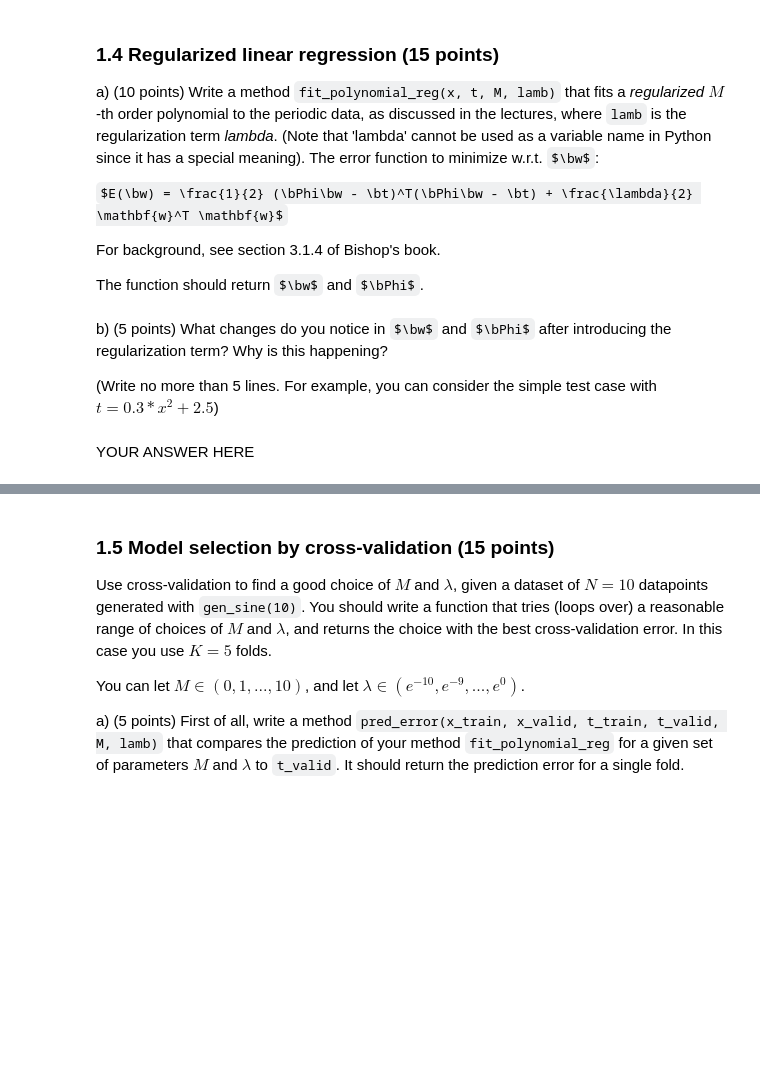
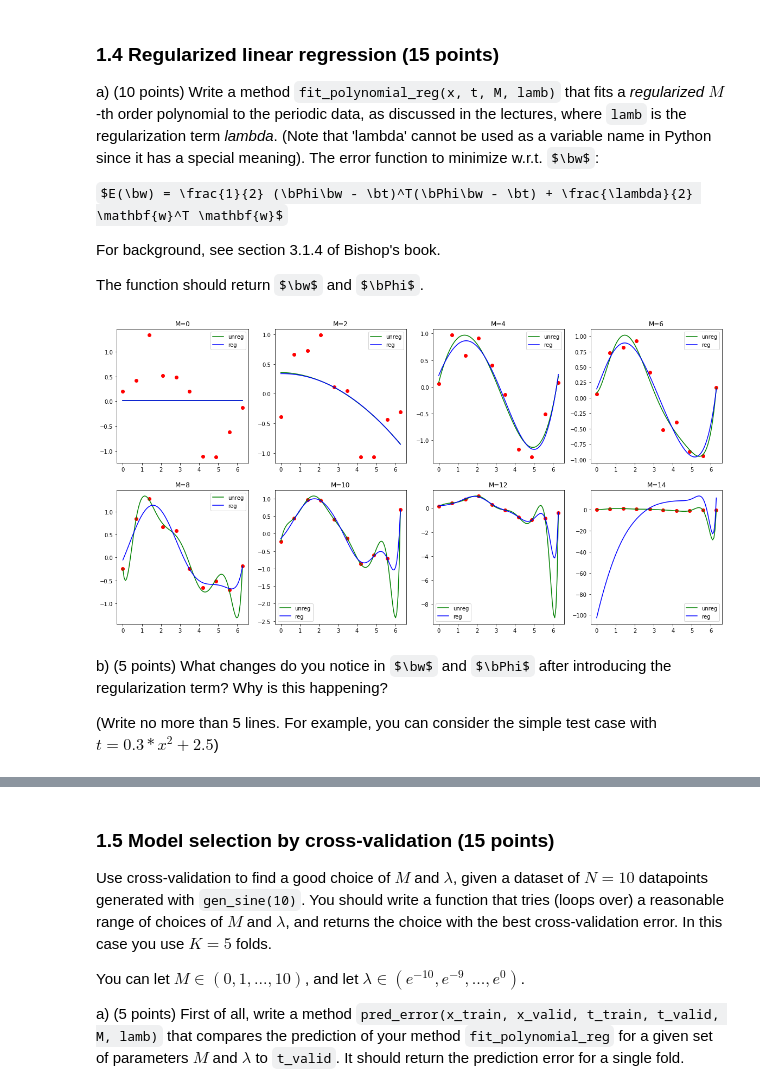
Before and after one commit to wlongxiang/MachineLearning1, a Jupyter notebook: assignments/lab/lab1.ipynb, the cells around one changed output, grey strips where cells are left out. Cells and saved outputs as stored; diff of their text form; code cells hidden in the pictures; some formulas as TeX source; blank space fills up the shorter version.

```diff
--- a/assignments/lab/lab1.ipynb
+++ b/assignments/lab/lab1.ipynb
@@ -190,12 +236,12 @@ $E(\bw) = \frac{1}{2} (\bPhi\bw - \bt)^T(\bPhi\bw - \bt) + \frac{\lambda}{2} \ma
 For background, see section 3.1.4 of Bishop's book.
 
 The function should return $\bw$ and $\bPhi$.
-# %%
-def fit_polynomial_reg(x, t, m, lamb):
-    # YOUR CODE HERE
-    raise NotImplementedError()
-
-    return w_ml, Phi
+# %%
+def fit_polynomial_reg(x, t, m, lamb):
+    Phi =designmatrix(x, m)
+    # here we use numpy builtin to calculate the peudo inverse
+    w_ml = np.linalg.inv(lamb*np.identity(m+1) + np.transpose(Phi).dot(Phi)).dot(np.transpose(Phi)).dot(t)
+    return w_ml, Phi
 # %%
 ### Test your function
 N = 10
@@ -207,9 +253,31 @@ w, Phi = fit_polynomial_reg(x,t,m, lamb)
 
 assert w.shape == (m+1,), "The shape of w is incorrect"
 assert Phi.shape == (N, m+1), "The shape of w is incorrect"
+# %%
+M = [0,2,4,6,8,10,12,14]
+N = 10
+plt.rcParams["figure.figsize"] = [20,10]
+for i in range(len(M)):
+    plt.subplot(2,4,i+1)
+    x, t = gen_sine(N)
+    plt.plot(x, t, 'ro')
+    w, Phi = fit_polynomial(x,t,M[i])
+    w_reg, Phi_reg = fit_polynomial_reg(x,t,M[i], 0.1)
+    # print("weights (M={}):".format(M[i]), w)
+
+    pred_x = np.linspace(0, 2*np.pi, 100)
+    detailed_Phi = designmatrix(pred_x, M[i])
+    pred = detailed_Phi.dot(w)
+    pred_reg = detailed_Phi.dot(w_reg)
+    plt.plot(pred_x, pred, "g", label="unreg")
+    plt.plot(pred_x, pred_reg, "b", label="reg")
+    plt.legend(loc='best')
+    plt.title("M={}".format(M[i]))
+
+plt.show()
+# %% [output]
+[figure, added]
 # %% [markdown]
 b) (5 points) What changes do you notice in $\bw$ and $\bPhi$ after introducing the regularization term? Why is this happening?
 
 (Write no more than 5 lines. For example, you can consider the simple test case with $t = 0.3*x^2 + 2.5$)
-# %% [markdown]
-YOUR ANSWER HERE
```
Also changed, not shown: parts of 25 cells of this notebook, 1 other file.
